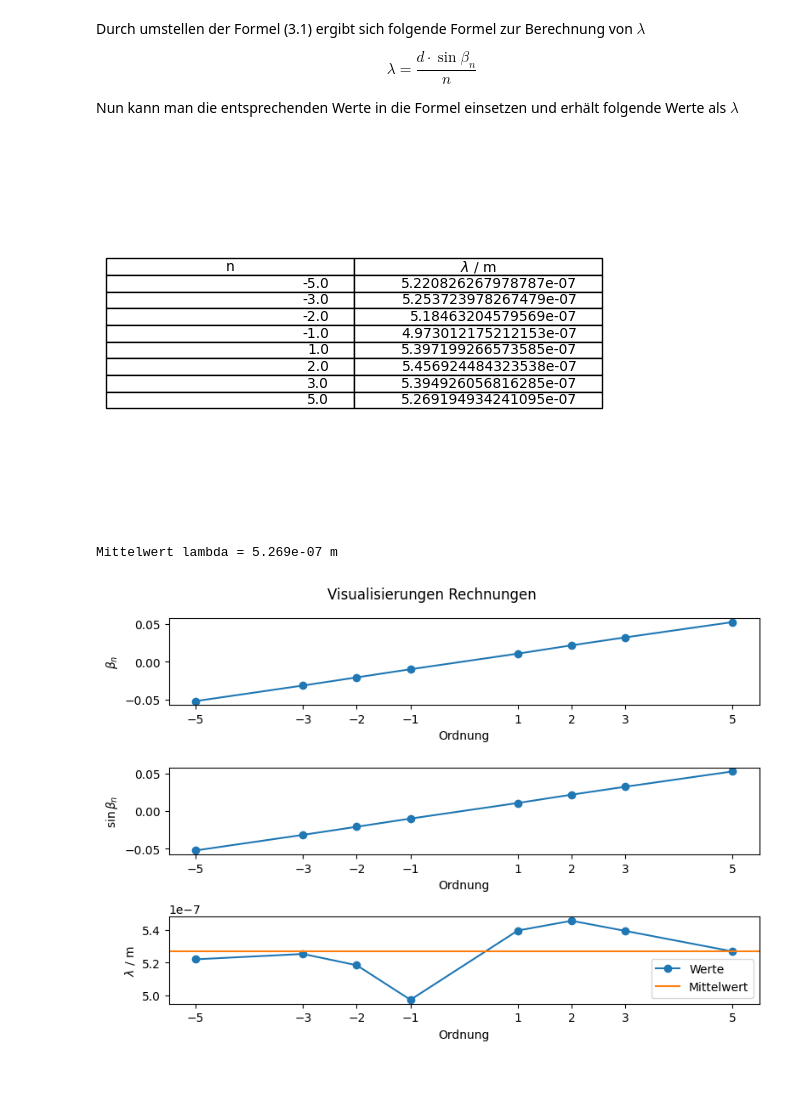
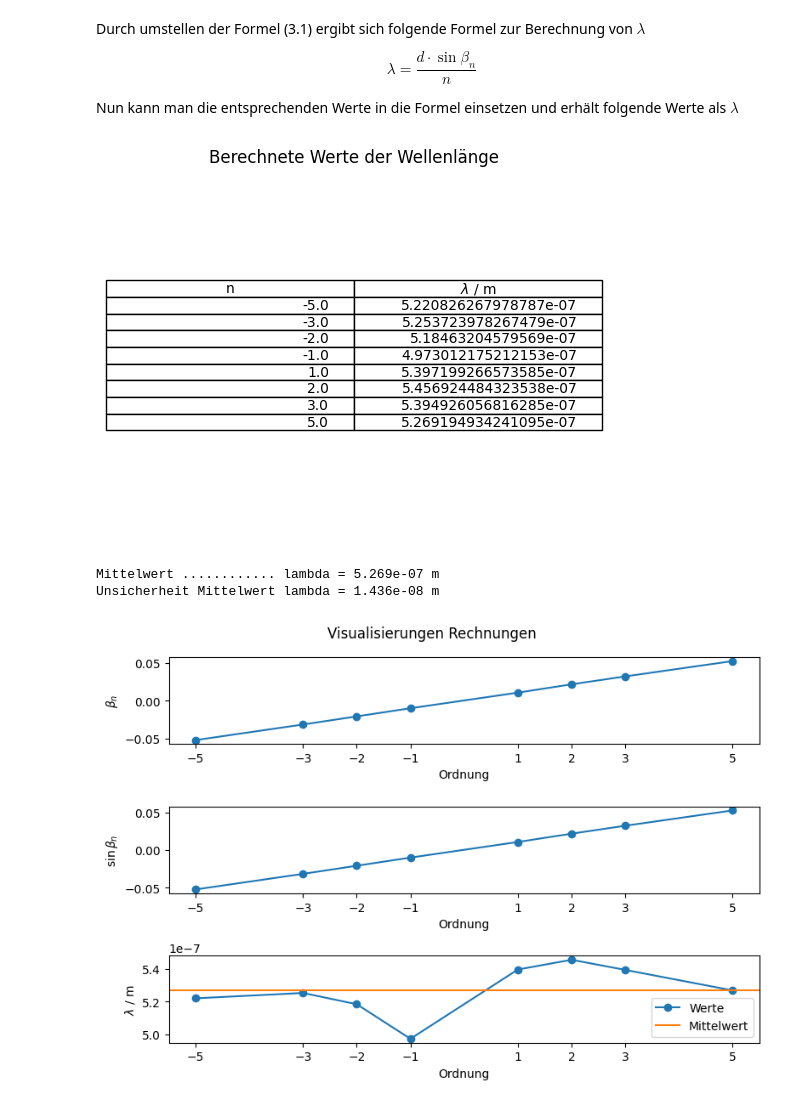
Before and after one commit to HansoTell/Computercafe, a Jupyter notebook: V2J/V2.ipynb, the cells around one changed output. Cells and saved outputs as stored; diff of their text form; code cells hidden in the pictures; blank space fills up the shorter version.

```diff
--- a/V2J/V2.ipynb
+++ b/V2J/V2.ipynb
@@ -476,26 +471,29 @@ Nun kann man die entsprechenden Werte in die Formel einsetzen und erhält folgen
 # %%
 lmbda_lmbda = d * sinBeta_lmbda / n_lmbda
 
 
+plt.subplots()
+plt.axis("off")
 
-fig, ax = plt.subplots()
-ax.axis("off")
-
-ax.table(
+plt.table(
     cellText = list(zip(n_lmbda, lmbda_lmbda)),
     colLabels=["n", r"$\lambda$ / m"],
     loc="center"
 )
+plt.title("Berechnete Werte der Wellenlänge")
 plt.show()
 # %% [output]
-[figure, old version]
+[figure, new version]
 # %%
 lmbda_lmbda_mean = np.mean(lmbda_lmbda)
+lmbda_lmbda_std = np.std(lmbda_lmbda)
 
 #f strings zu kompliziert? Also könnte auch mit log machen?
-print(f"Mittelwert lambda = {lmbda_lmbda_mean:.3e} m")
+print(f"Mittelwert ............ lambda = {lmbda_lmbda_mean:.3e} m")
+print(f"Unsicherheit Mittelwert lambda = {lmbda_lmbda_std:.3e} m")
 # %% [output]
-Mittelwert lambda = 5.269e-07 m
+Mittelwert ............ lambda = 5.269e-07 m
+Unsicherheit Mittelwert lambda = 1.436e-08 m
 # %%
 
 plt.figure(figsize=(figwidth, 0.7*figwidth))
```
Also changed, not shown: parts of 21 cells of this notebook.
